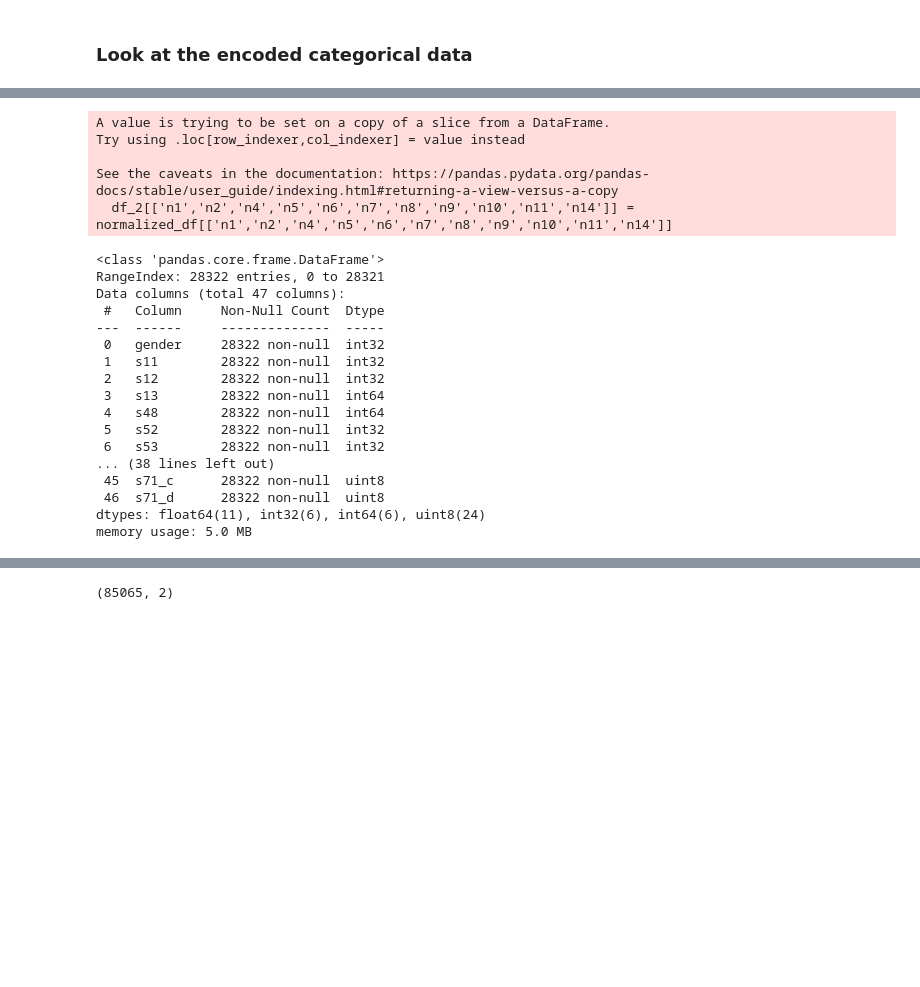
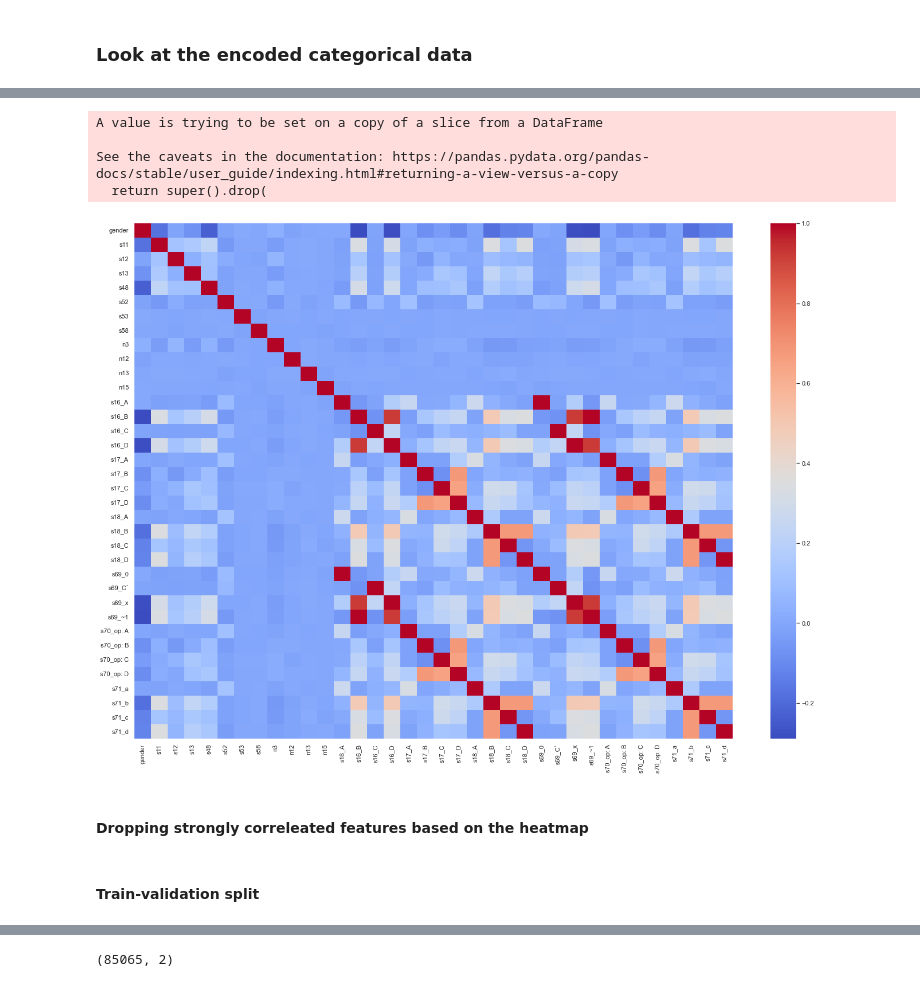
Before and after one commit to Waseq225/datathon, a Jupyter notebook: Code_Totoro_aaaa12.ipynb, the cells around one changed output, grey strips where cells are left out. Saved outputs shown, nothing was run; the diff lists cells and outputs as text; code cells hidden in the pictures; blank space fills up the shorter version.

```diff
--- a/Code_Totoro_aaaa12.ipynb
+++ b/Code_Totoro_aaaa12.ipynb
@@ -148,3 +140,5 @@ memory usage: 5.4+ MB
+# %%
+df[['gender','s11','s12','s13', 's48', 's52', 's53', 's58','n3','n12','n13','n15','s16_A', 's16_B', 's16_C', 's16_D','s17_A', 's17_B', 's17_C', 's17_D', 's18_A', 's18_B', 's18_C', 's18_D','s69_0', 's69_C`', 's69_x', 's69_~1', 's70_op: A', 's70_op: B','s70_op: C', 's70_op: D', 's71_a', 's71_b', 's71_c', 's71_d']] =df[['gender','s11','s12','s13', 's48', 's52', 's53', 's58','n3','n12','n13','n15','s16_A', 's16_B', 's16_C', 's16_D','s17_A', 's17_B', 's17_C', 's17_D', 's18_A', 's18_B', 's18_C', 's18_D','s69_0', 's69_C`', 's69_x', 's69_~1', 's70_op: A', 's70_op: B','s70_op: C', 's70_op: D', 's71_a', 's71_b', 's71_c', 's71_d']].astype(float)
 # %% [markdown]
 ### Look at the encoded categorical data
 # %%
@@ -187,38 +221,39 @@ normalized_df=(df_desc-df_desc.mean())/df_desc.std()
+# %%
+df_correleation =df[['gender', 's11', 's12', 's13', 's48', 's52', 's53', 's58', 'n1',
+       'n2', 'n3', 'n4', 'n5', 'n6', 'n7', 'n8', 'n9', 'n10', 'n11', 'n12',
+       'n13', 'n14', 'n15', 's16_A', 's16_B', 's16_C', 's16_D', 's17_A',
+       's17_B', 's17_C', 's17_D', 's18_A', 's18_B', 's18_C', 's18_D', 's69_0',
+       's69_C`', 's69_x', 's69_~1', 's70_op: A', 's70_op: B', 's70_op: C',
+       's70_op: D', 's71_a', 's71_b', 's71_c', 's71_d']]
+
+df_correleation.drop(columns=['n1','n2','n4','n5','n6','n7','n8','n9','n10','n11','n14'], inplace= True)
+# %% [output]
+A value is trying to be set on a copy of a slice from a DataFrame
+
+See the caveats in the documentation: https://pandas.pydata.org/pandas-docs/stable/user_guide/indexing.html#returning-a-view-versus-a-copy
+  return super().drop(
+# %%
+df_correleation = df_correleation.apply(lambda x : pd.factorize(x)[0]).corr(method='pearson', min_periods=1)
+# %%
+sns.set(rc={'figure.figsize':(23.4,16.54)})
+
+dataplot = sns.heatmap(df_correleation, cmap="coolwarm")
+
+# displaying heatmap
+plt.show()
+# %% [output]
+[figure, added]
+# %% [markdown]
+#### Dropping strongly correleated features based on the heatmap
 # %%
 features = df[[ 'gender', 's11', 's12', 's13', 's48', 's52', 's53', 's58', 'n1',
        'n2', 'n3', 'n4', 'n5', 'n6', 'n7', 'n8', 'n9', 'n10', 'n11', 'n12',
-       'n13', 'n14', 'n15', 's16_A', 's16_B', 's16_C', 's16_D', 's17_A',
-       's17_B', 's17_C', 's17_D', 's18_A', 's18_B', 's18_C', 's18_D', 's69_0',
-       's69_C`', 's69_x', 's69_~1', 's70_op: A', 's70_op: B', 's70_op: C',
-       's70_op: D', 's71_a', 's71_b', 's71_c', 's71_d']]
+       'n13', 'n14', 'n15', 's16_A', 's16_C', 's16_D', 's17_A',
+       's17_B', 's17_C', 's17_D', 's18_A', 's18_B', 's18_C', 's18_D']]
 
 features[['n1','n2','n4','n5','n6','n7','n8','n9','n10','n11','n14']] = normalized_df[['n1','n2','n4','n5','n6','n7','n8','n9','n10','n11','n14']]
-# %% [output]
-A value is trying to be set on a copy of a slice from a DataFrame.
-Try using .loc[row_indexer,col_indexer] = value instead
-
-See the caveats in the documentation: https://pandas.pydata.org/pandas-docs/stable/user_guide/indexing.html#returning-a-view-versus-a-copy
-  df_2[['n1','n2','n4','n5','n6','n7','n8','n9','n10','n11','n14']] = normalized_df[['n1','n2','n4','n5','n6','n7','n8','n9','n10','n11','n14']]
-# %%
-features.info()
-# %% [output]
-<class 'pandas.core.frame.DataFrame'>
-RangeIndex: 28322 entries, 0 to 28321
-Data columns (total 47 columns):
- #   Column     Non-Null Count  Dtype
----  ------     --------------  -----
- 0   gender     28322 non-null  int32
- 1   s11        28322 non-null  int32
- 2   s12        28322 non-null  int32
- 3   s13        28322 non-null  int64
- 4   s48        28322 non-null  int64
- 5   s52        28322 non-null  int32
- 6   s53        28322 non-null  int32
-... (38 lines left out)
- 45  s71_c      28322 non-null  uint8
- 46  s71_d      28322 non-null  uint8
-dtypes: float64(11), int32(6), int64(6), uint8(24)
-memory usage: 5.0 MB
+# %% [markdown]
+#### Train-validation split
 # %%
 X= features
 y= df['label']
```
Also changed, not shown: parts of 19 cells of this notebook, 1 other file.
